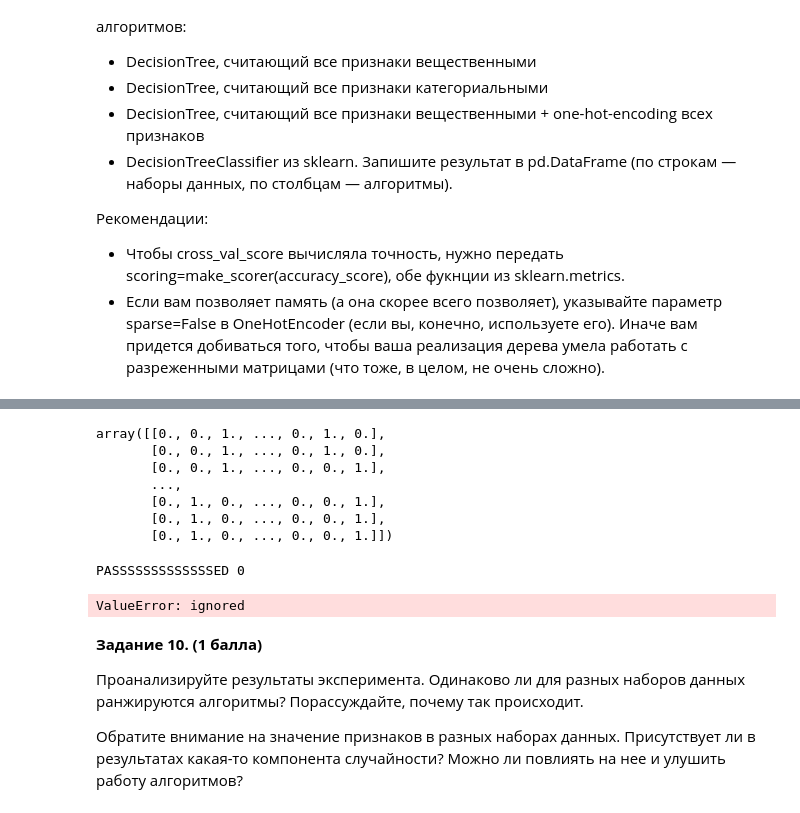
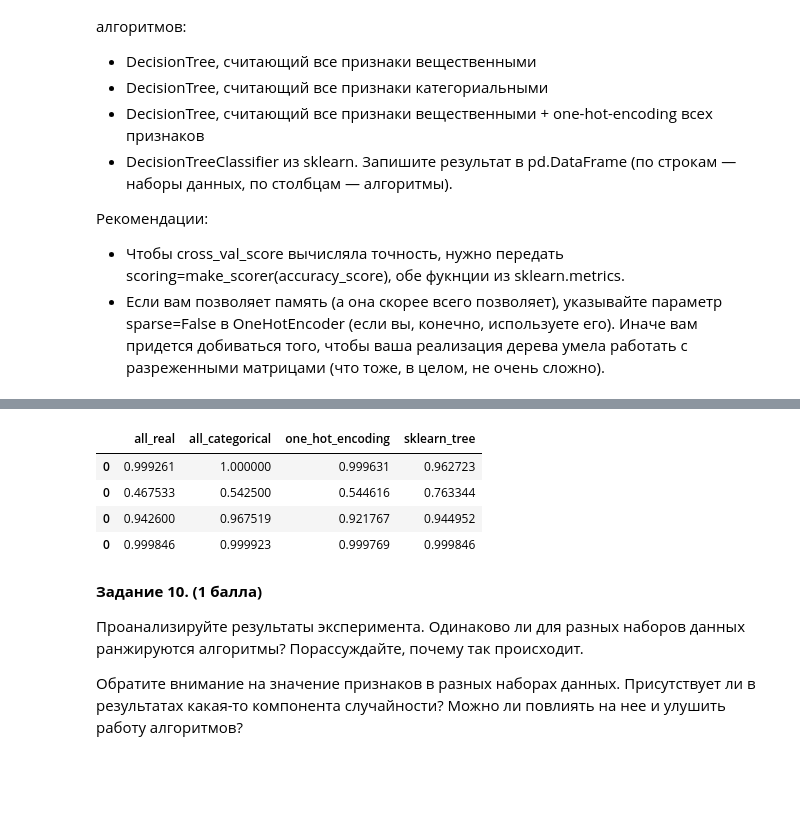
Before and after one commit to fenol-form/ml-notebooks, a Jupyter notebook: src/practice_05_trees.ipynb, the cells around one changed output, grey strips where cells are left out. Saved outputs shown, nothing was run; the diff lists cells and outputs as text; code cells hidden in the pictures; blank space fills up the shorter version.

```diff
--- a/src/practice_05_trees.ipynb
+++ b/src/practice_05_trees.ipynb
@@ -374,19 +381,6 @@ for c in nursery_df.columns:
 datasets = [df, ttt_df, cars_df, nursery_df]
 
 target_columns = ["p", "V10", "unacc", "recommend"]
-# %%
-ohe = OneHotEncoder(sparse=False)
-y = ttt_df[target_columns[1]]
-X_enc = ohe.fit_transform(ttt_df.drop(columns=[target_columns[1]]))
-X_enc
-# %% [output]
-array([[0., 0., 1., ..., 0., 1., 0.],
-       [0., 0., 1., ..., 0., 1., 0.],
-       [0., 0., 1., ..., 0., 0., 1.],
-       ...,
-       [0., 1., 0., ..., 0., 0., 1.],
-       [0., 1., 0., ..., 0., 0., 1.],
-       [0., 1., 0., ..., 0., 0., 1.]])
 # %%
 from sklearn.model_selection import cross_val_score
 from sklearn.preprocessing import OneHotEncoder
@@ -445,11 +439,15 @@ for i, df in enumerate(datasets):
         "one_hot_encoding": [cv_ohe],
         "sklearn_tree": [cv_sklearn_est]
     })
-    print("PASSSSSSSSSSSSSED", i)
     results = pd.concat([results, current_result])
-# %% [output]
-PASSSSSSSSSSSSSED 0
-ValueError: ignored
+# %%
+results
+# %% [output]
+|  | all_real | all_categorical | one_hot_encoding | sklearn_tree |
+| 0 | 0.999261 | 1.000000 | 0.999631 | 0.962723 |
+| 0 | 0.467533 | 0.542500 | 0.544616 | 0.763344 |
+| 0 | 0.942600 | 0.967519 | 0.921767 | 0.944952 |
+| 0 | 0.999846 | 0.999923 | 0.999769 | 0.999846 |
 # %% [markdown]
 __Задание 10. (1 балла)__
 
```
Also changed, not shown: parts of 9 cells of this notebook.
